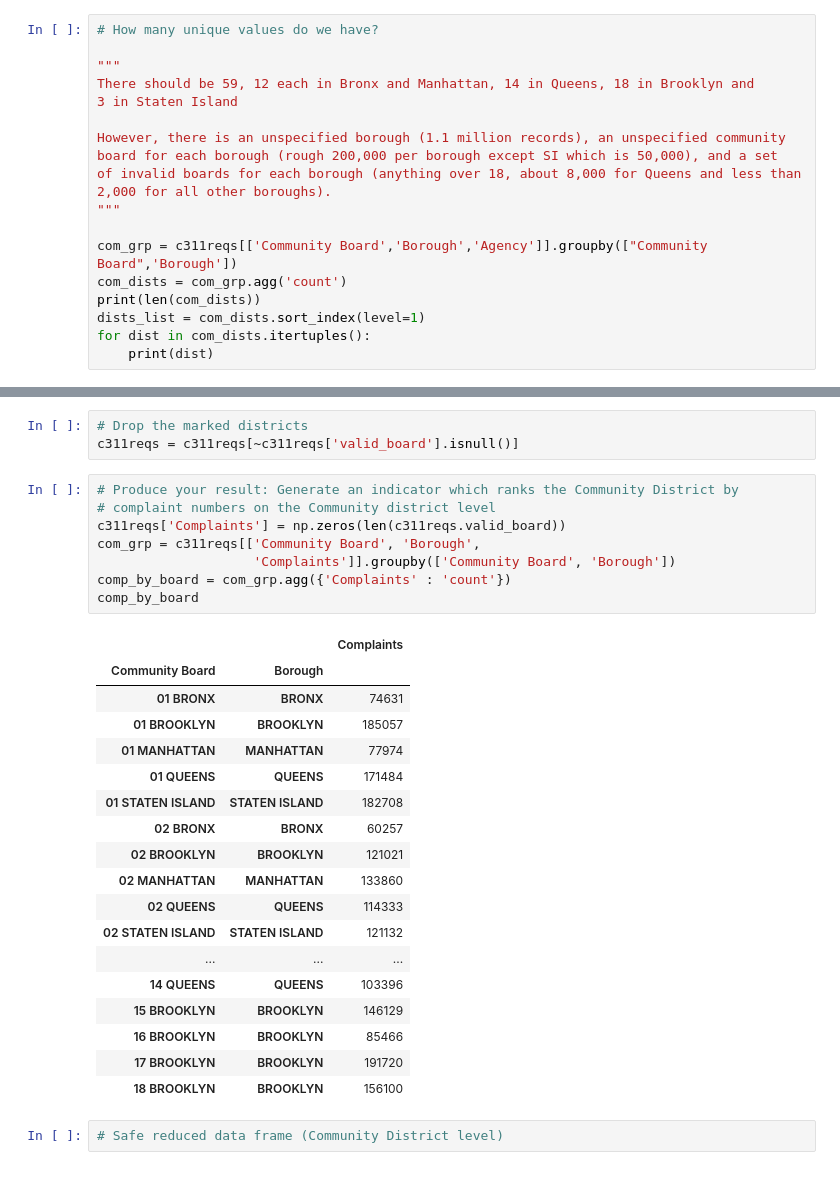
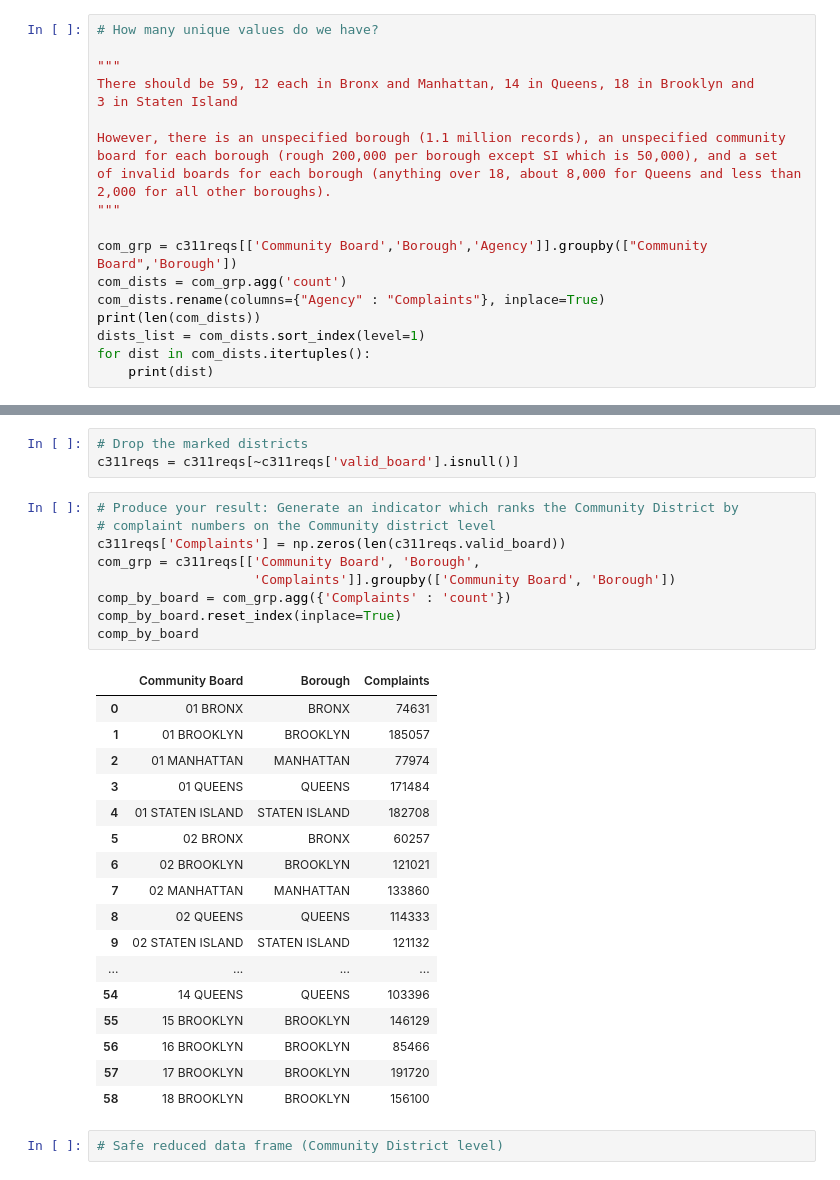
Before and after one commit to sighthnd/PUI2016_ss4977, a Jupyter notebook: HW8_ss4977/HW8_Asg2_ss4977.ipynb, the cells around one changed output, grey strips where cells are left out. Cells and saved outputs as stored; diff of their text form.

```diff
--- a/HW8_ss4977/HW8_Asg2_ss4977.ipynb
+++ b/HW8_ss4977/HW8_Asg2_ss4977.ipynb
@@ -70,6 +70,7 @@ of invalid boards for each borough (anything over 18, about 8,000 for Queens and
 
 com_grp = c311reqs[['Community Board','Borough','Agency']].groupby(["Community Board",'Borough'])
 com_dists = com_grp.agg('count')
+com_dists.rename(columns={"Agency" : "Complaints"}, inplace=True)
 print(len(com_dists))
 dists_list = com_dists.sort_index(level=1)
 for dist in com_dists.itertuples():
@@ -186,30 +187,30 @@ c311reqs = c311reqs[~c311reqs['valid_board'].isnull()]
 # %%
 # Produce your result: Generate an indicator which ranks the Community District by
 # complaint numbers on the Community district level
 c311reqs['Complaints'] = np.zeros(len(c311reqs.valid_board))
 com_grp = c311reqs[['Community Board', 'Borough',
                     'Complaints']].groupby(['Community Board', 'Borough'])
 comp_by_board = com_grp.agg({'Complaints' : 'count'})
+comp_by_board.reset_index(inplace=True)
 comp_by_board
 # %% [output]
-|  |  | Complaints |
-| Community Board | Borough |  |
-| 01 BRONX | BRONX | 74631 |
-| 01 BROOKLYN | BROOKLYN | 185057 |
-| 01 MANHATTAN | MANHATTAN | 77974 |
-| 01 QUEENS | QUEENS | 171484 |
-| 01 STATEN ISLAND | STATEN ISLAND | 182708 |
-| 02 BRONX | BRONX | 60257 |
-| 02 BROOKLYN | BROOKLYN | 121021 |
-| 02 MANHATTAN | MANHATTAN | 133860 |
-| 02 QUEENS | QUEENS | 114333 |
-| 02 STATEN ISLAND | STATEN ISLAND | 121132 |
-| ... | ... | ... |
-| 14 QUEENS | QUEENS | 103396 |
-| 15 BROOKLYN | BROOKLYN | 146129 |
-| 16 BROOKLYN | BROOKLYN | 85466 |
-| 17 BROOKLYN | BROOKLYN | 191720 |
-| 18 BROOKLYN | BROOKLYN | 156100 |
+|  | Community Board | Borough | Complaints |
+| 0 | 01 BRONX | BRONX | 74631 |
+| 1 | 01 BROOKLYN | BROOKLYN | 185057 |
+| 2 | 01 MANHATTAN | MANHATTAN | 77974 |
+| 3 | 01 QUEENS | QUEENS | 171484 |
+| 4 | 01 STATEN ISLAND | STATEN ISLAND | 182708 |
+| 5 | 02 BRONX | BRONX | 60257 |
+| 6 | 02 BROOKLYN | BROOKLYN | 121021 |
+| 7 | 02 MANHATTAN | MANHATTAN | 133860 |
+| 8 | 02 QUEENS | QUEENS | 114333 |
+| 9 | 02 STATEN ISLAND | STATEN ISLAND | 121132 |
+| ... | ... | ... | ... |
+| 54 | 14 QUEENS | QUEENS | 103396 |
+| 55 | 15 BROOKLYN | BROOKLYN | 146129 |
+| 56 | 16 BROOKLYN | BROOKLYN | 85466 |
+| 57 | 17 BROOKLYN | BROOKLYN | 191720 |
+| 58 | 18 BROOKLYN | BROOKLYN | 156100 |
 # %%
 # Safe reduced data frame (Community District level)
 # %% [markdown]
```
Also changed, not shown: parts of 21 cells of this notebook.
